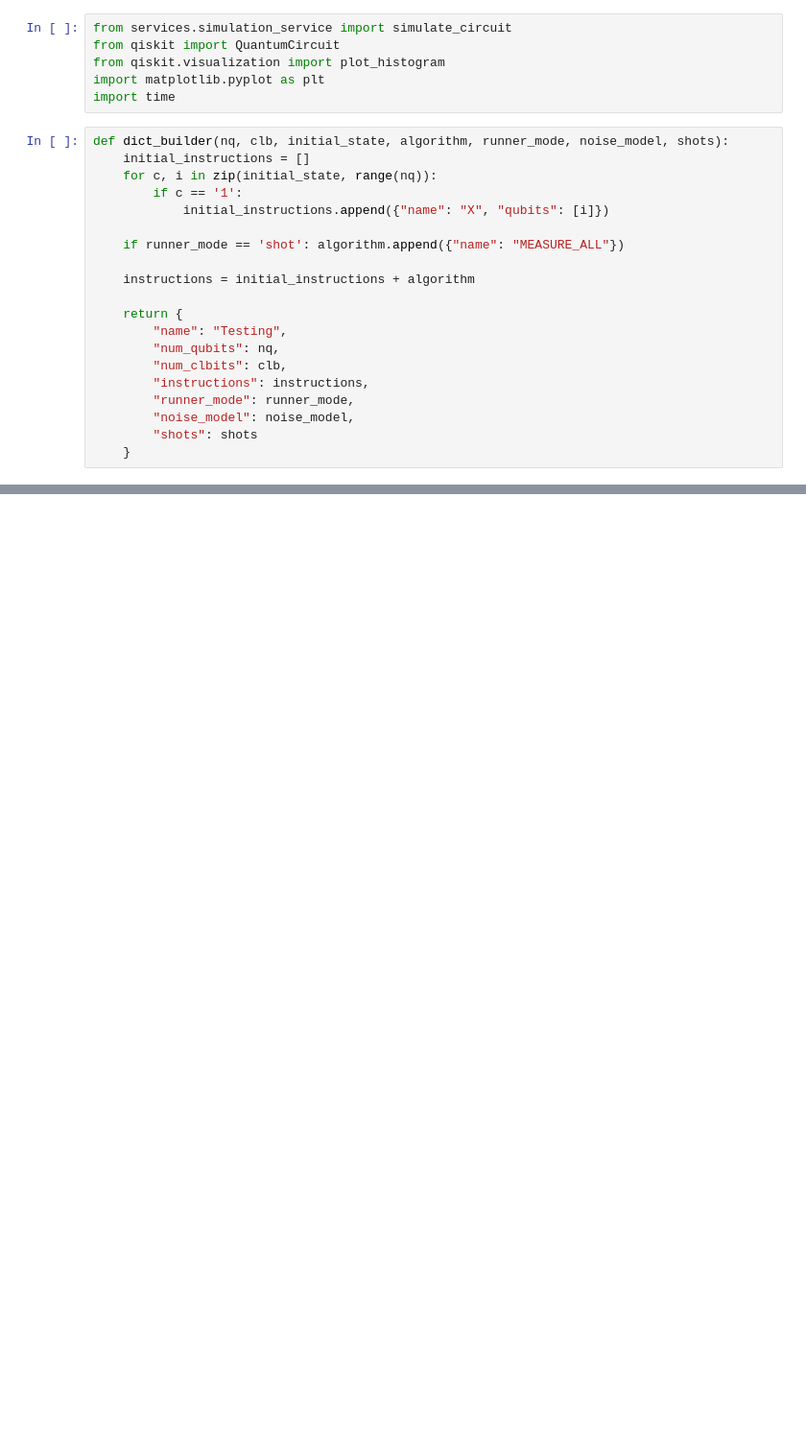
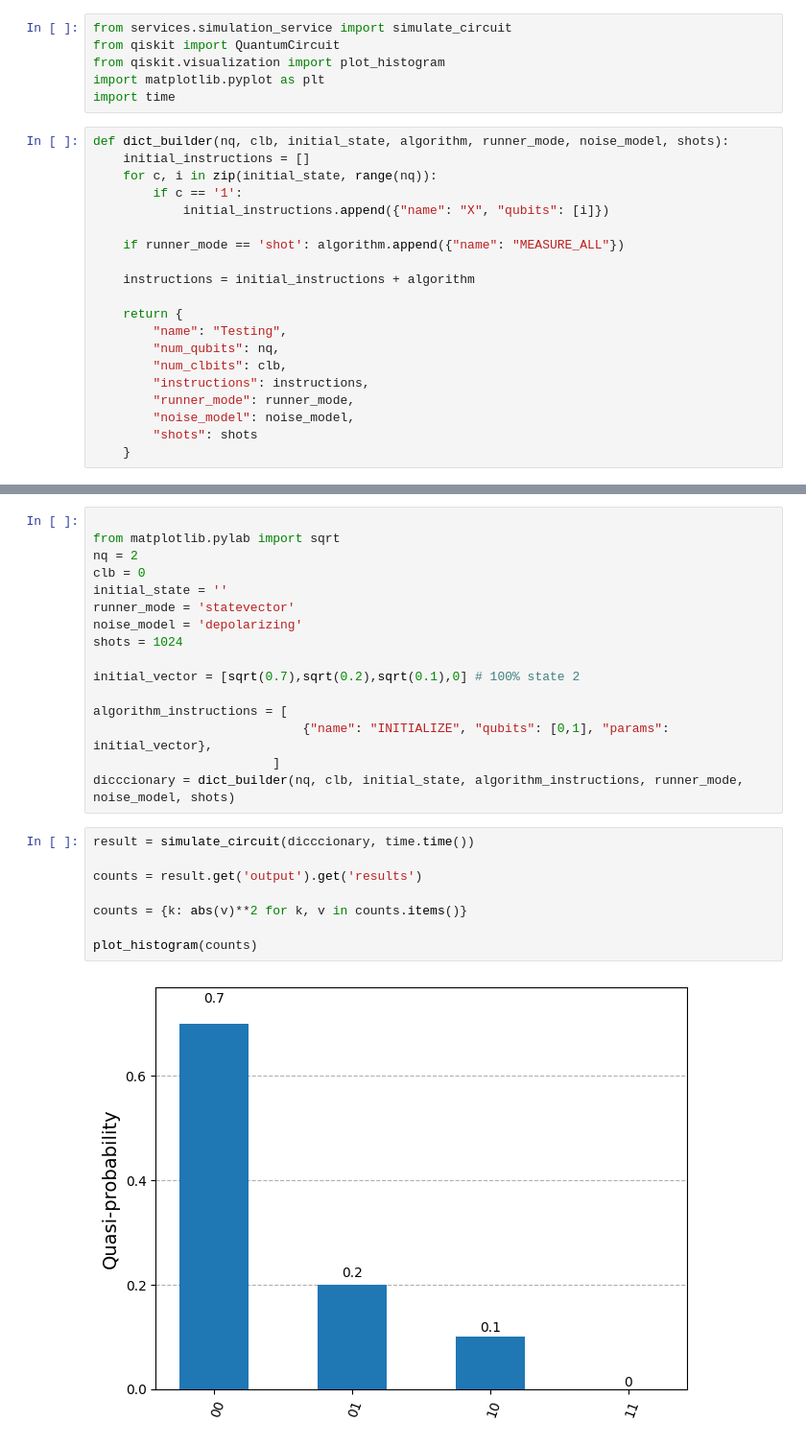
Before and after one commit to Dreamerend3008/Cuantum-Computing-Simulator, a Jupyter notebook: backend/test.ipynb, the cells around one changed output, grey strips where cells are left out. Shown at 96% size. Drawn from its saved outputs; the diff is of its cells as text; blank space fills up the shorter version.

```diff
--- a/backend/test.ipynb
+++ b/backend/test.ipynb
@@ -53,0 +70,26 @@ plot_histogram(counts)
+# %%
+
+from matplotlib.pylab import sqrt
+nq = 2
+clb = 0
+initial_state = ''
+runner_mode = 'statevector'
+noise_model = 'depolarizing'
+shots = 1024
+
+initial_vector = [sqrt(0.7),sqrt(0.2),sqrt(0.1),0] # 100% state 2
+
+algorithm_instructions = [
+                            {"name": "INITIALIZE", "qubits": [0,1], "params": initial_vector},
+                        ]
+dicccionary = dict_builder(nq, clb, initial_state, algorithm_instructions, runner_mode, noise_model, shots)
+# %%
+result = simulate_circuit(dicccionary, time.time())
+
+counts = result.get('output').get('results')
+
+counts = {k: abs(v)**2 for k, v in counts.items()}
+
+plot_histogram(counts)
+# %% [output]
+[figure, added]
```
Also changed, not shown: parts of 10 cells of this notebook, 7 other files.
